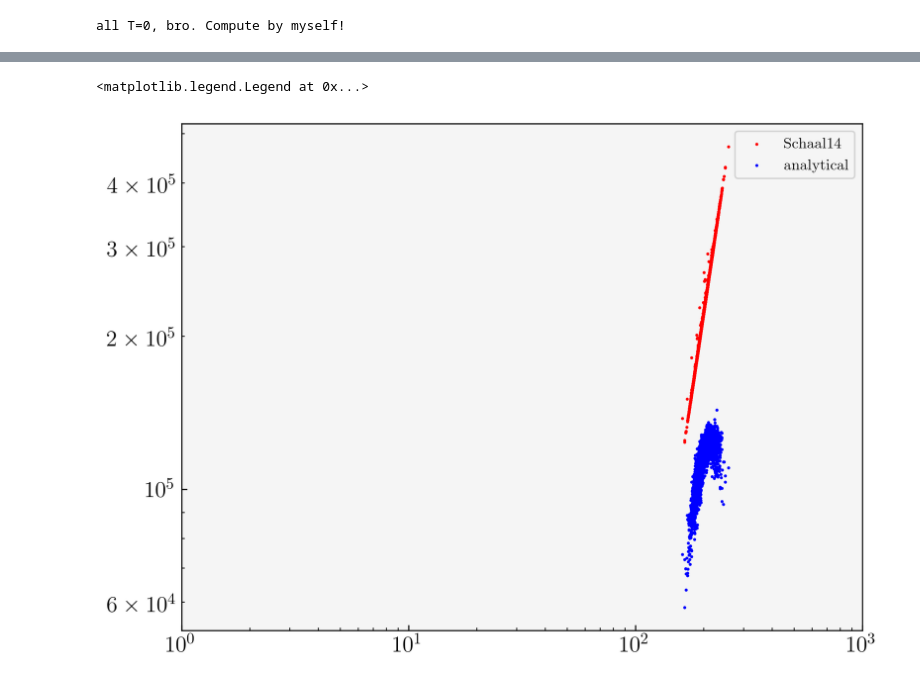
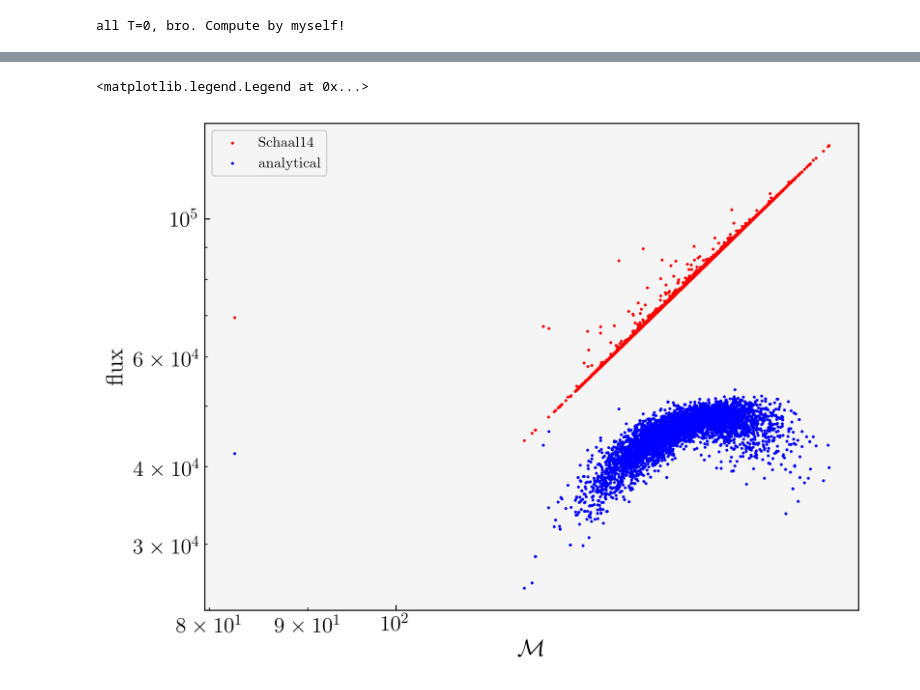
Before and after one commit to rich-tde/tde_wind, a Jupyter notebook: energy_dissipation.ipynb, the cells around one changed output, grey strips where cells are left out. Cells and saved outputs as stored; diff of their text form; code cells hidden in the pictures.

```diff
--- a/energy_dissipation.ipynb
+++ b/energy_dissipation.ipynb
@@ -10,7 +10,7 @@ mach_min = 1.3
 gamma = 5/3
 save = False
 folder = 'sedov'
-snap = '100'
+snap = 'final'
 path = f'{folder}/{snap}'
 
 if folder == 'TDE':
@@ -110,13 +110,15 @@ an_flux_cross = an_flux[np.abs(z_surf-z_chosen)<epsilon]
 # %%
 plt.scatter(mach_shock, flux, c = 'r', s=1, label = 'Schaal14')
 plt.scatter(mach_shock, an_flux, c = 'b', s=1, label = 'analytical')
 plt.loglog()
-plt.xlim(1,1000)
+#plt.xlim(1,1000)
 #plt.ylim(1e-8,1e8)
+plt.xlabel(r'$\mathcal{M}$', fontsize = 16)
+plt.ylabel('flux', fontsize = 16)
 plt.legend()
 # %% [output]
 <matplotlib.legend.Legend at 0x...>
-[figure, old version]
+[figure, new version]
 # %%
 fig, ax = plt.subplots(1,1, figsize = (9,7))
 img = ax.scatter(surface_cross_x, surface_cross_y, c = np.log10(flux_cross), cmap = 'rainbow')
```
Also changed, not shown: parts of 3 cells of this notebook, 21 other files.
